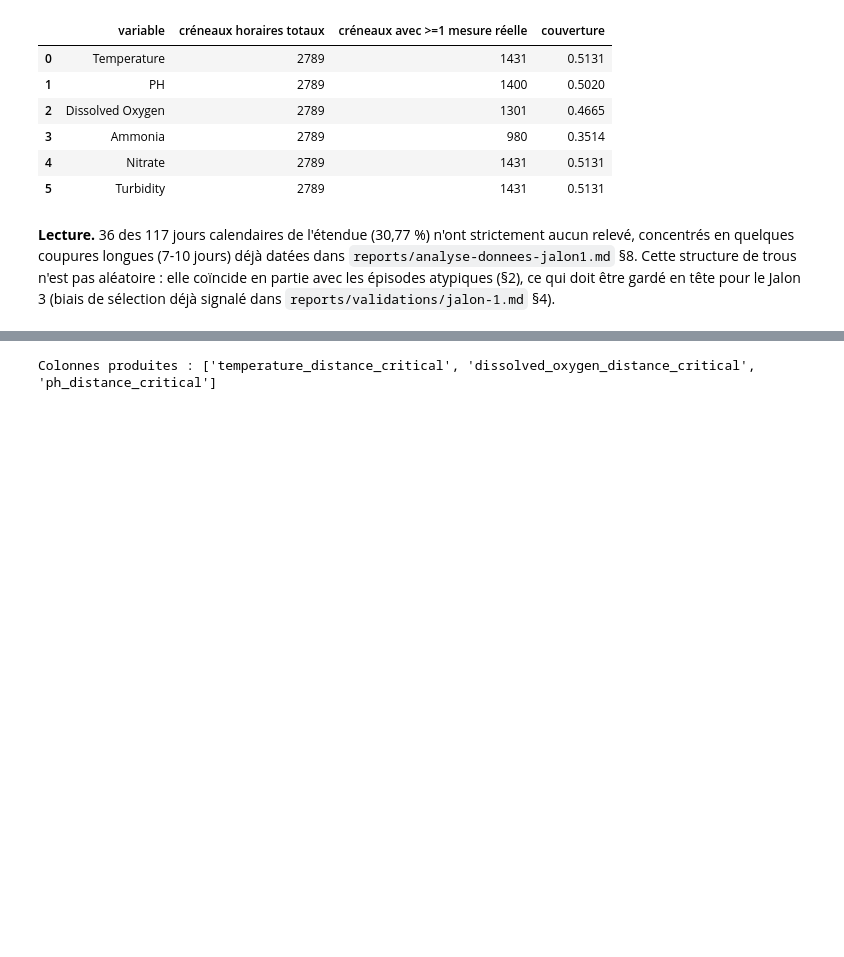
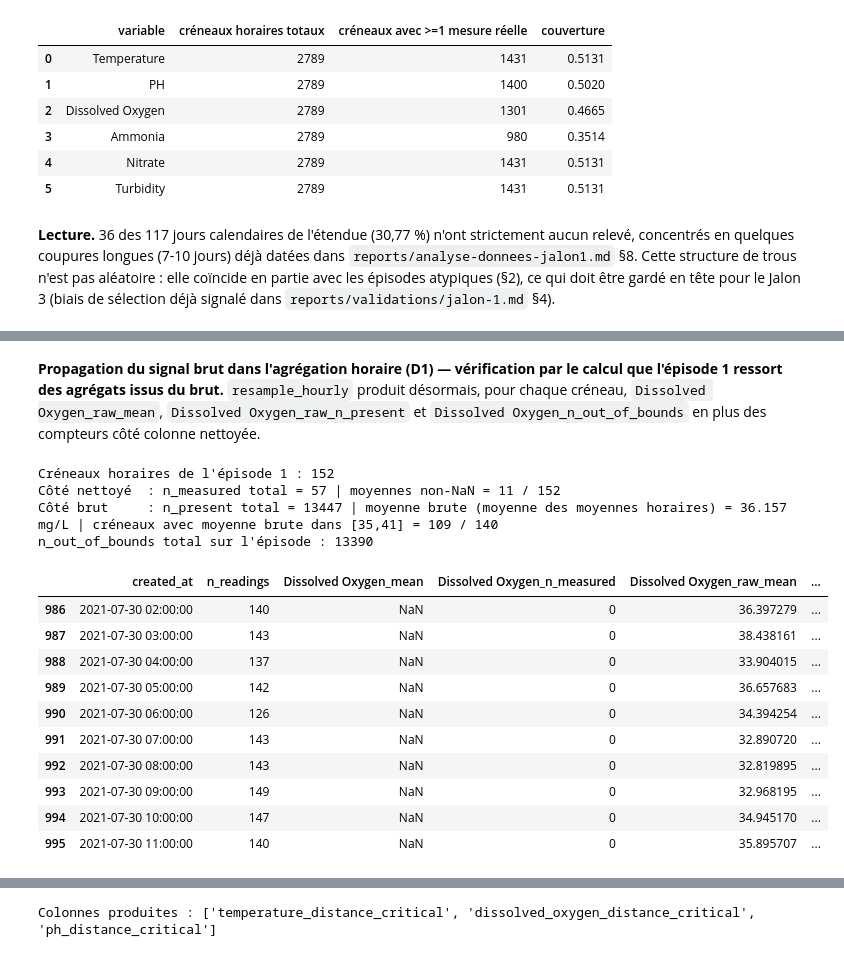
Before and after one commit to Myf237/Projet_pisciculture, a Jupyter notebook: notebooks/01_exploration.ipynb, the cells around one changed output, grey strips where cells are left out. Cells and saved outputs as stored; diff of their text form; code cells hidden in the pictures; blank space fills up the shorter version.

```diff
--- a/notebooks/01_exploration.ipynb
+++ b/notebooks/01_exploration.ipynb
@@ -382,0 +439,38 @@ plt.show()
+# %% [markdown]
+**Propagation du signal brut dans l'agrégation horaire (D1) — vérification par le calcul
+que l'épisode 1 ressort des agrégats issus du brut.** `resample_hourly` produit désormais, pour
+chaque créneau, `Dissolved Oxygen_raw_mean`, `Dissolved Oxygen_raw_n_present` et
+`Dissolved Oxygen_n_out_of_bounds` en plus des compteurs côté colonne nettoyée.
+# %%
+hourly_after_d1 = features.resample_hourly(clean_df)
+episode1_slots = hourly_after_d1[
+    hourly_after_d1[config.TIMESTAMP_COLUMN].between(episode1_start, episode1_end)
+]
+print(f"Créneaux horaires de l'épisode 1 : {len(episode1_slots)}")
+print(f"Côté nettoyé  : n_measured total = {int(episode1_slots['Dissolved Oxygen_n_measured'].sum())} "
+      f"| moyennes non-NaN = {int(episode1_slots['Dissolved Oxygen_mean'].notna().sum())} / {len(episode1_slots)}")
+print(f"Côté brut     : n_present total = {int(episode1_slots['Dissolved Oxygen_raw_n_present'].sum())} "
+      f"| moyenne brute (moyenne des moyennes horaires) = {episode1_slots['Dissolved Oxygen_raw_mean'].mean():.3f} mg/L "
+      f"| créneaux avec moyenne brute dans [35,41] = "
+      f"{int(episode1_slots['Dissolved Oxygen_raw_mean'].between(35, 41).sum())} / "
+      f"{int(episode1_slots['Dissolved Oxygen_raw_mean'].notna().sum())}")
+print(f"n_out_of_bounds total sur l'épisode : {int(episode1_slots['Dissolved Oxygen_n_out_of_bounds'].sum())}")
+episode1_slots[[config.TIMESTAMP_COLUMN, "n_readings", "Dissolved Oxygen_mean", "Dissolved Oxygen_n_measured",
+                "Dissolved Oxygen_raw_mean", "Dissolved Oxygen_raw_n_present", "Dissolved Oxygen_n_out_of_bounds",
+                "Dissolved Oxygen_gap_mean"]].head(10)
+# %% [output]
+Créneaux horaires de l'épisode 1 : 152
+Côté nettoyé  : n_measured total = 57 | moyennes non-NaN = 11 / 152
+Côté brut     : n_present total = 13447 | moyenne brute (moyenne des moyennes horaires) = 36.157 mg/L | créneaux avec moyenne brute dans [35,41] = 109 / 140
+n_out_of_bounds total sur l'épisode : 13390
+|  | created_at | n_readings | Dissolved Oxygen_mean | Dissolved Oxygen_n_measured | Dissolved Oxygen_raw_mean | ... |
+| 986 | 2021-07-30 02:00:00 | 140 | NaN | 0 | 36.397279 | ... |
+| 987 | 2021-07-30 03:00:00 | 143 | NaN | 0 | 38.438161 | ... |
+| 988 | 2021-07-30 04:00:00 | 137 | NaN | 0 | 33.904015 | ... |
+| 989 | 2021-07-30 05:00:00 | 142 | NaN | 0 | 36.657683 | ... |
+| 990 | 2021-07-30 06:00:00 | 126 | NaN | 0 | 34.394254 | ... |
+| 991 | 2021-07-30 07:00:00 | 143 | NaN | 0 | 32.890720 | ... |
+| 992 | 2021-07-30 08:00:00 | 143 | NaN | 0 | 32.819895 | ... |
+| 993 | 2021-07-30 09:00:00 | 149 | NaN | 0 | 32.968195 | ... |
+| 994 | 2021-07-30 10:00:00 | 147 | NaN | 0 | 34.945170 | ... |
+| 995 | 2021-07-30 11:00:00 | 140 | NaN | 0 | 35.895707 | ... |
```
Also changed, not shown: parts of 13 cells of this notebook, 7 other files.
